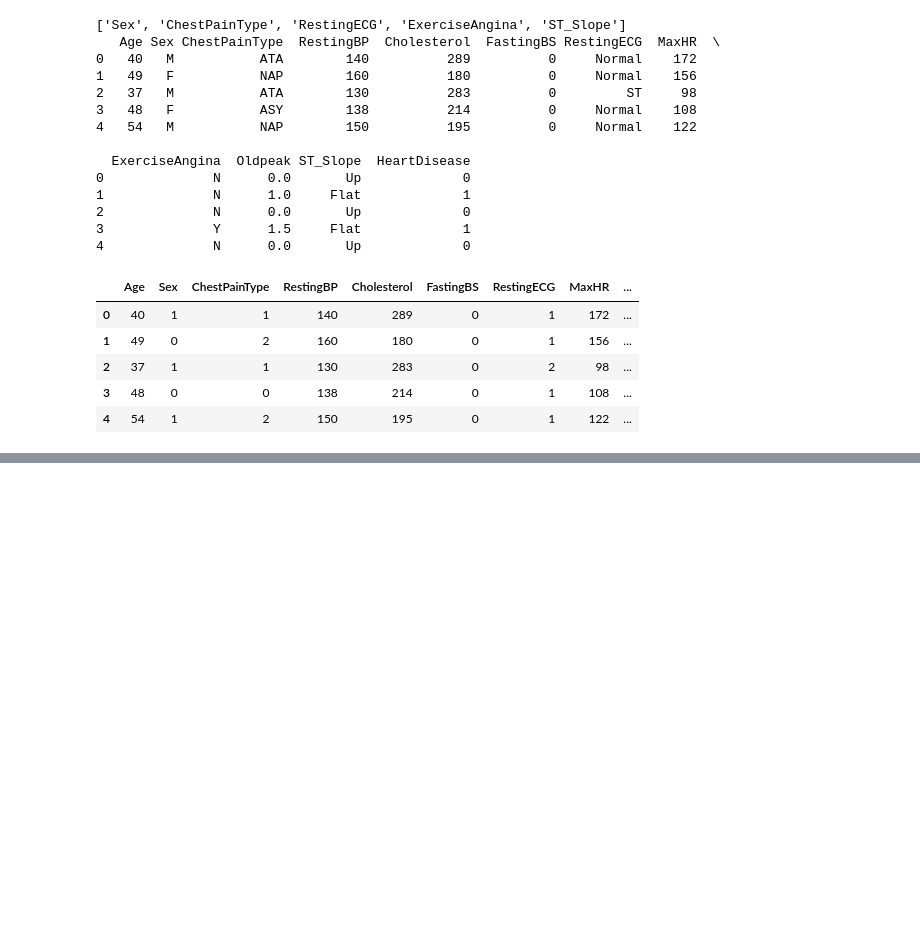
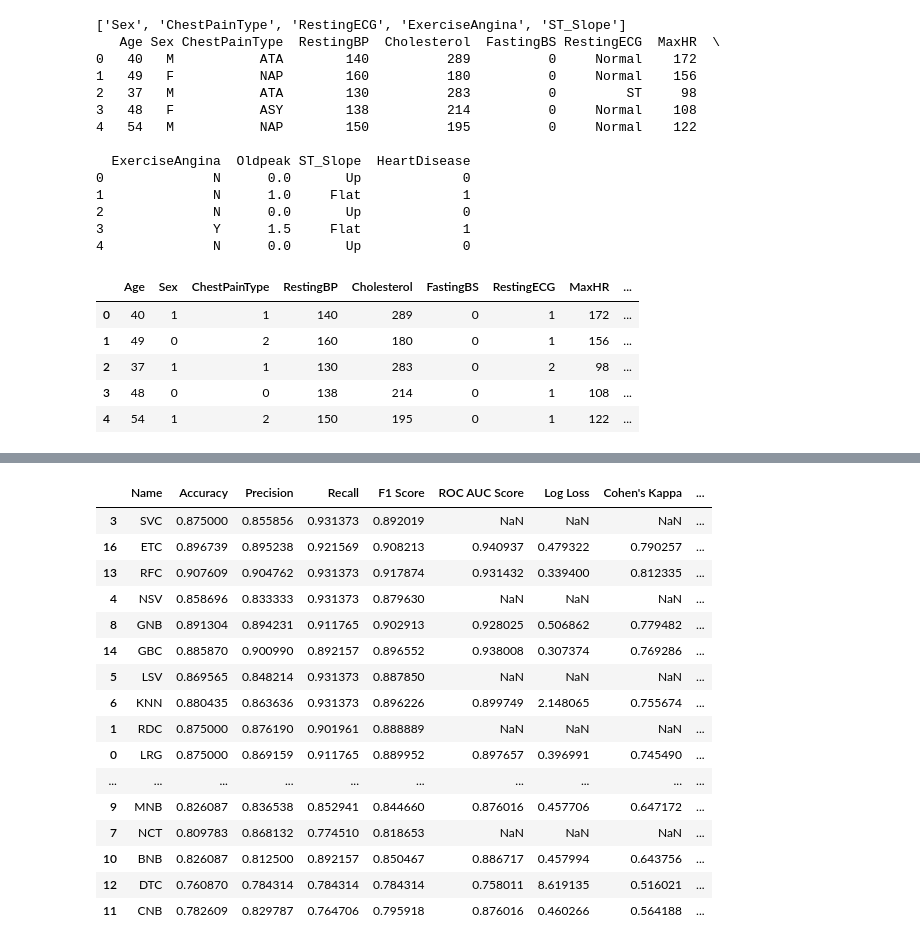
Before and after one commit to suryakumar/heart-failure-prediction, a Jupyter notebook: heart_failure_classifiers.ipynb, the cells around one changed output, grey strips where cells are left out. Saved outputs shown, nothing was run; the diff lists cells and outputs as text; code cells hidden in the pictures; blank space fills up the shorter version.

Commit message:
minor update to classifiers for printing final results

```diff
--- a/heart_failure_classifiers.ipynb
+++ b/heart_failure_classifiers.ipynb
@@ -244,0 +251,20 @@ Average Accuracy: 0.8323
+# %%
+results_df
+# %% [output]
+|  | Name | Accuracy | Precision | Recall | F1 Score | ROC AUC Score | Log Loss | Cohen's Kappa | ... |
+| 3 | SVC | 0.875000 | 0.855856 | 0.931373 | 0.892019 | NaN | NaN | NaN | ... |
+| 16 | ETC | 0.896739 | 0.895238 | 0.921569 | 0.908213 | 0.940937 | 0.479322 | 0.790257 | ... |
+| 13 | RFC | 0.907609 | 0.904762 | 0.931373 | 0.917874 | 0.931432 | 0.339400 | 0.812335 | ... |
+| 4 | NSV | 0.858696 | 0.833333 | 0.931373 | 0.879630 | NaN | NaN | NaN | ... |
+| 8 | GNB | 0.891304 | 0.894231 | 0.911765 | 0.902913 | 0.928025 | 0.506862 | 0.779482 | ... |
+| 14 | GBC | 0.885870 | 0.900990 | 0.892157 | 0.896552 | 0.938008 | 0.307374 | 0.769286 | ... |
+| 5 | LSV | 0.869565 | 0.848214 | 0.931373 | 0.887850 | NaN | NaN | NaN | ... |
+| 6 | KNN | 0.880435 | 0.863636 | 0.931373 | 0.896226 | 0.899749 | 2.148065 | 0.755674 | ... |
+| 1 | RDC | 0.875000 | 0.876190 | 0.901961 | 0.888889 | NaN | NaN | NaN | ... |
+| 0 | LRG | 0.875000 | 0.869159 | 0.911765 | 0.889952 | 0.897657 | 0.396991 | 0.745490 | ... |
+| ... | ... | ... | ... | ... | ... | ... | ... | ... | ... |
+| 9 | MNB | 0.826087 | 0.836538 | 0.852941 | 0.844660 | 0.876016 | 0.457706 | 0.647172 | ... |
+| 7 | NCT | 0.809783 | 0.868132 | 0.774510 | 0.818653 | NaN | NaN | NaN | ... |
+| 10 | BNB | 0.826087 | 0.812500 | 0.892157 | 0.850467 | 0.886717 | 0.457994 | 0.643756 | ... |
+| 12 | DTC | 0.760870 | 0.784314 | 0.784314 | 0.784314 | 0.758011 | 8.619135 | 0.516021 | ... |
+| 11 | CNB | 0.782609 | 0.829787 | 0.764706 | 0.795918 | 0.876016 | 0.460266 | 0.564188 | ... |
```
Also changed, not shown: parts of 1 cell of this notebook.
